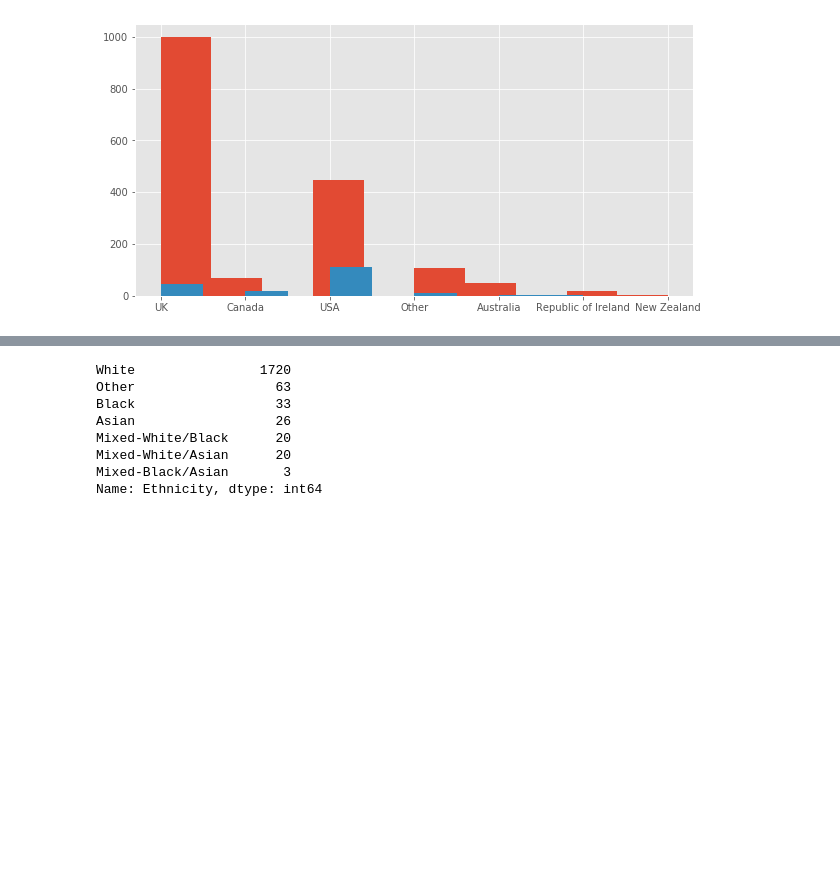
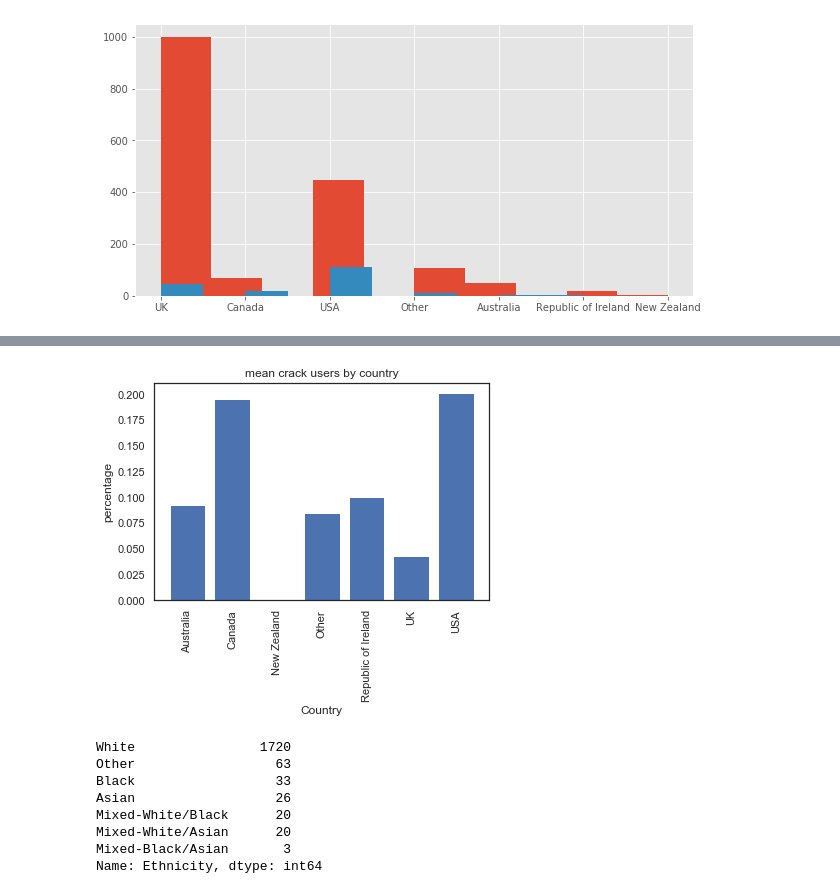
Before and after one commit to JVasquez5/Mod_3_Final_Project, a Jupyter notebook: student.ipynb, the cells around one changed output, grey strips where cells are left out. Saved outputs shown, nothing was run; the diff lists cells and outputs as text; code cells hidden in the pictures; blank space fills up the shorter version.

Commit message:
make graph for percentage crack users by country

```diff
--- a/student.ipynb
+++ b/student.ipynb
@@ -297,3 +307,13 @@ df.groupby('Crack_User')['Country'].hist(ax=ax);
+# %%
+fig, ax = plt.subplots()
+ax.bar(df.groupby('Country')['Crack_User'].mean().index, df.groupby('Country')['Crack_User'].mean().values)
+ax.set_ylabel('percentage')
+ax.set_xlabel('Country')
+ax.set_title('mean crack users by country')
+plt.xticks(rotation=90)
+plt.show()
+# %% [output]
+[figure, added]
 # %%
 df['Ethnicity'] = df['Ethnicity'].astype(str)
 # %%
```
Also changed, not shown: parts of 1 cell of this notebook.
